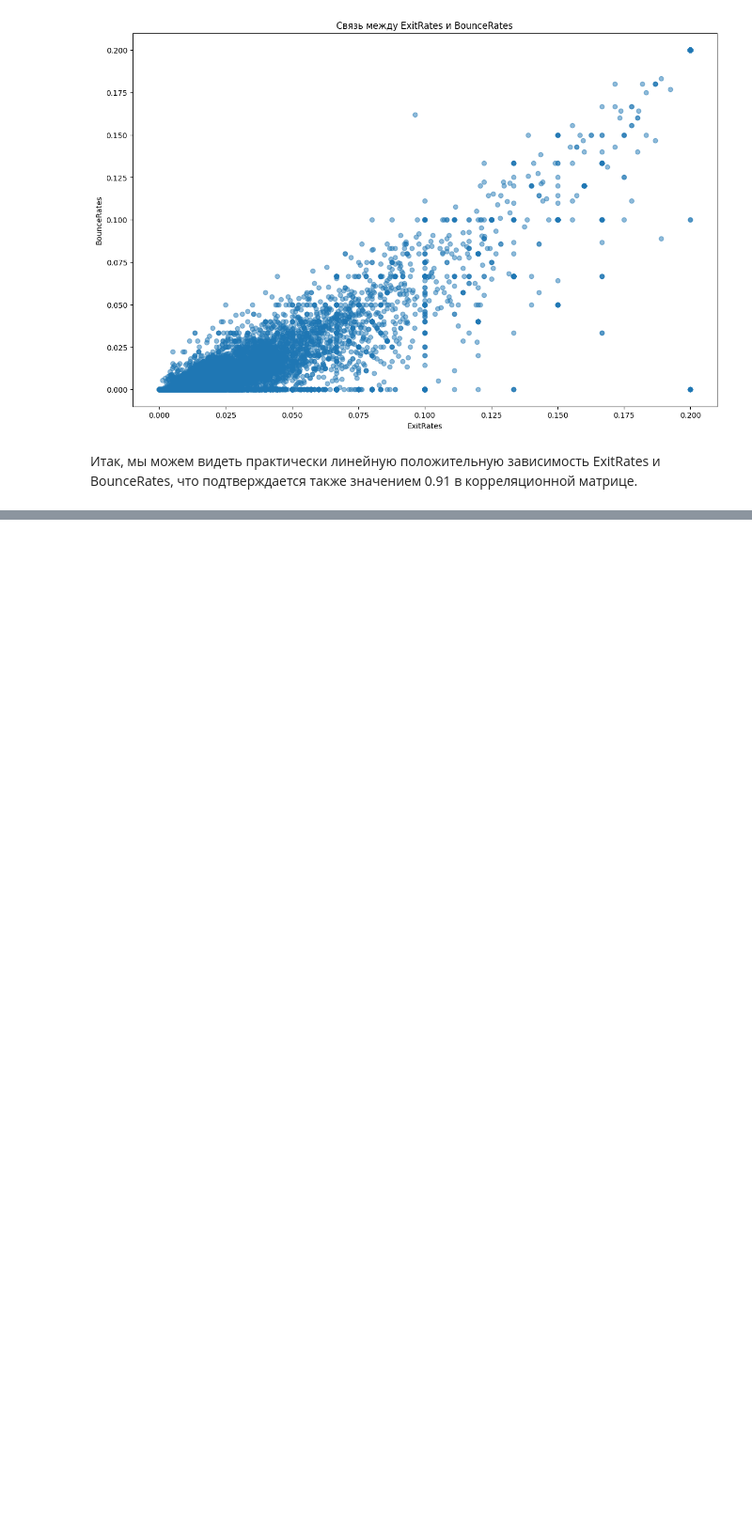
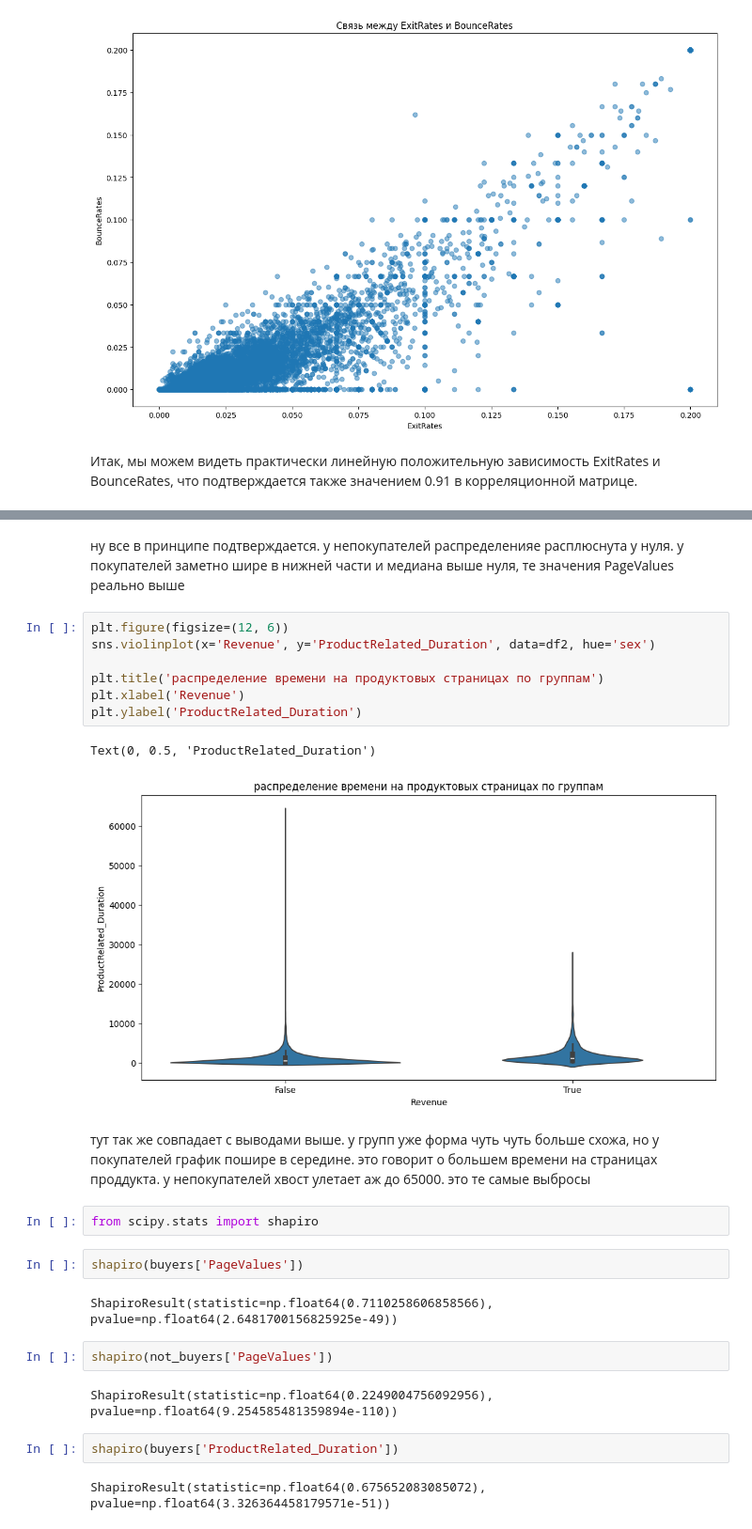
Before and after one commit to ekstlv/GP4_Statistics, a Jupyter notebook: EDA_Session.ipynb, the cells around one changed output, grey strips where cells are left out. Shown at 94% size. Saved outputs shown, nothing was run; the diff lists cells and outputs as text; blank space fills up the shorter version.

```diff
--- a/EDA_Session.ipynb
+++ b/EDA_Session.ipynb
@@ -163,0 +241,28 @@ plt.show()
+# %% [markdown]
+ну все в принципе подтверждается. у непокупателей распределенияе расплюснута у нуля. у покупателей заметно шире в нижней части и медиана выше нуля, те значения PageValues реально выше
+# %%
+plt.figure(figsize=(12, 6))
+sns.violinplot(x='Revenue', y='ProductRelated_Duration', data=df2, hue='sex')
+
+plt.title('распределение времени на продуктовых страницах по группам')
+plt.xlabel('Revenue')
+plt.ylabel('ProductRelated_Duration')
+# %% [output]
+Text(0, 0.5, 'ProductRelated_Duration')
+[figure, added]
+# %% [markdown]
+тут так же совпадает с выводами выше. у групп уже форма чуть чуть больше схожа, но у покупателей график пошире в середине. это говорит о большем времени на страницах проддукта. у непокупателей хвост улетает аж до 65000. это те самые выбросы
+# %%
+from scipy.stats import shapiro
+# %%
+shapiro(buyers['PageValues'])
+# %% [output]
+ShapiroResult(statistic=np.float64(0.7110258606858566), pvalue=np.float64(2.6481700156825925e-49))
+# %%
+shapiro(not_buyers['PageValues'])
+# %% [output]
+ShapiroResult(statistic=np.float64(0.2249004756092956), pvalue=np.float64(9.254585481359894e-110))
+# %%
+shapiro(buyers['ProductRelated_Duration'])
+# %% [output]
+ShapiroResult(statistic=np.float64(0.675652083085072), pvalue=np.float64(3.326364458179571e-51))
```
Also changed, not shown: parts of 24 cells of this notebook.
